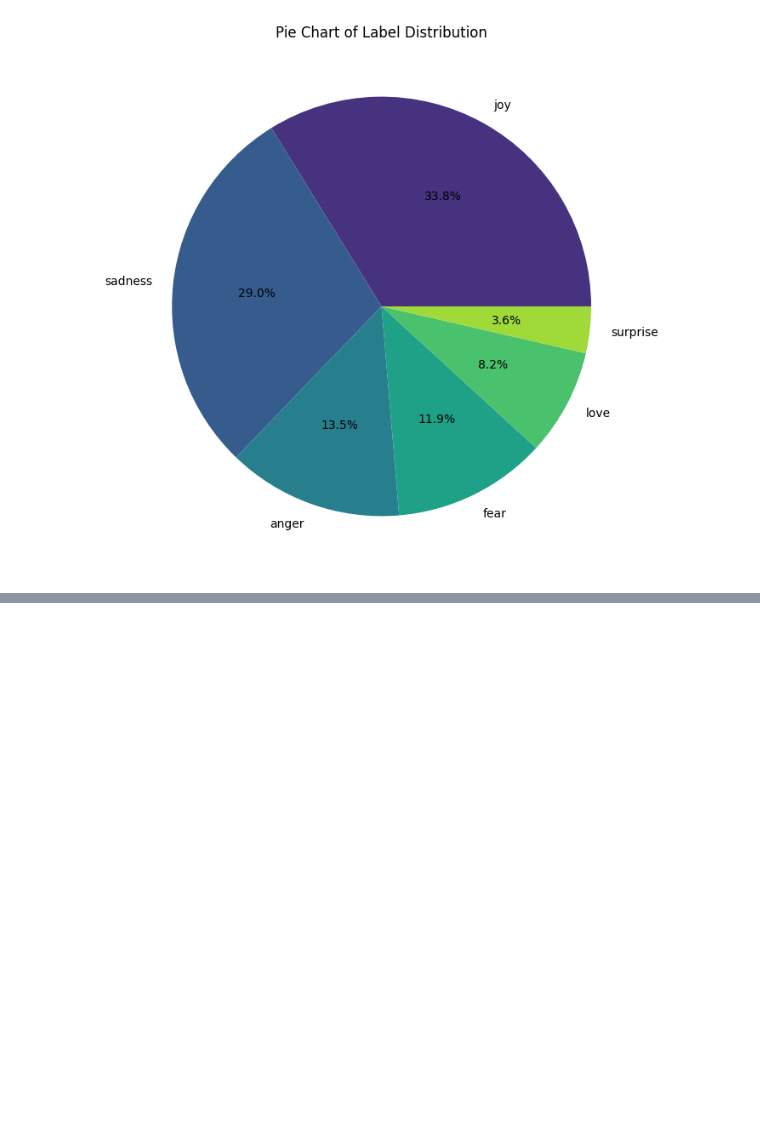
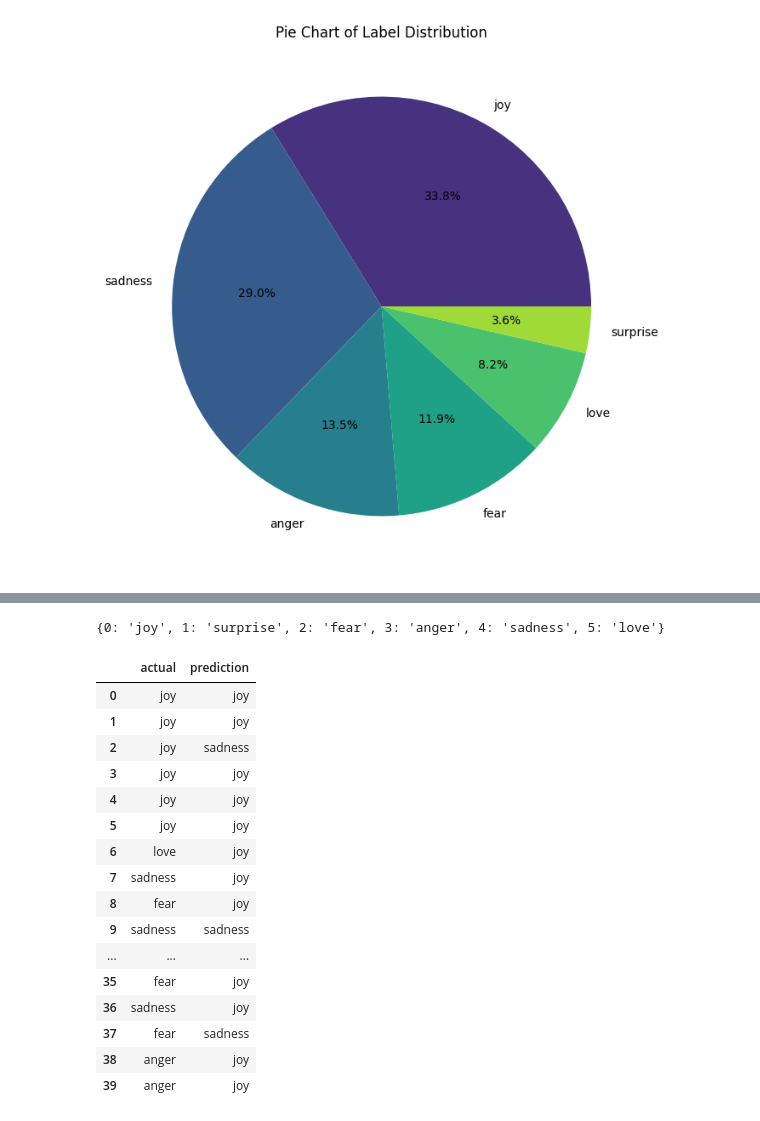
Before and after one commit to upflairs-pvt-ltd/3rd_july_datascience, a Jupyter notebook: RNN/chat recoginition.ipynb, the cells around one changed output, grey strips where cells are left out. Saved outputs shown, nothing was run; the diff lists cells and outputs as text; code cells hidden in the pictures; blank space fills up the shorter version.

```diff
--- a/RNN/chat recoginition.ipynb
+++ b/RNN/chat recoginition.ipynb
@@ -146,0 +275,2 @@ oob_obj = CountVectorizer(max_features=1500,stop_words="english")
+# %%
+predictions = np.argmax(pred,axis=1)
@@ -146,0 +281,3 @@ oob_obj = CountVectorizer(max_features=1500,stop_words="english")
+# %%
+evaluation_df = pd.DataFrame({'actual':y_test,'prediction':predictions})
+evaluation_df.head()
@@ -146,0 +291,28 @@ oob_obj = CountVectorizer(max_features=1500,stop_words="english")
+# %%
+label = {0:'joy',1:'surprise',2:'fear',3:'anger',4:'sadness',5:'love'}
+label
+# %% [output]
+{0: 'joy', 1: 'surprise', 2: 'fear', 3: 'anger', 4: 'sadness', 5: 'love'}
+# %%
+evaluation_df['actual'] = evaluation_df['actual'].map(label)
+evaluation_df['prediction'] = evaluation_df['prediction'].map(label)
+# %%
+evaluation_df.head(40)
+# %% [output]
+|  | actual | prediction |
+| 0 | joy | joy |
+| 1 | joy | joy |
+| 2 | joy | sadness |
+| 3 | joy | joy |
+| 4 | joy | joy |
+| 5 | joy | joy |
+| 6 | love | joy |
+| 7 | sadness | joy |
+| 8 | fear | joy |
+| 9 | sadness | sadness |
+| ... | ... | ... |
+| 35 | fear | joy |
+| 36 | sadness | joy |
+| 37 | fear | sadness |
+| 38 | anger | joy |
+| 39 | anger | joy |
```
Also changed, not shown: parts of 29 cells of this notebook, 3 other files.
